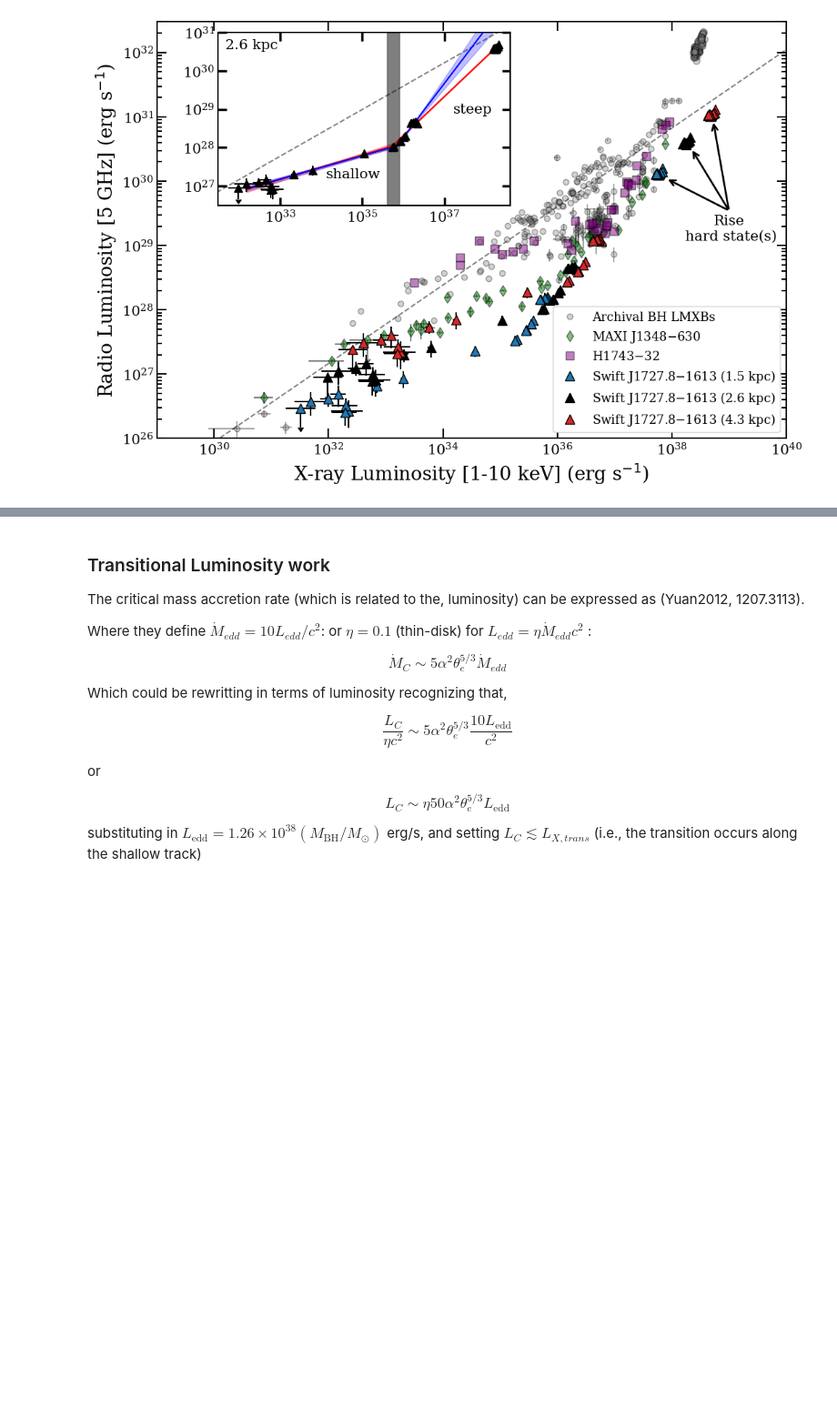
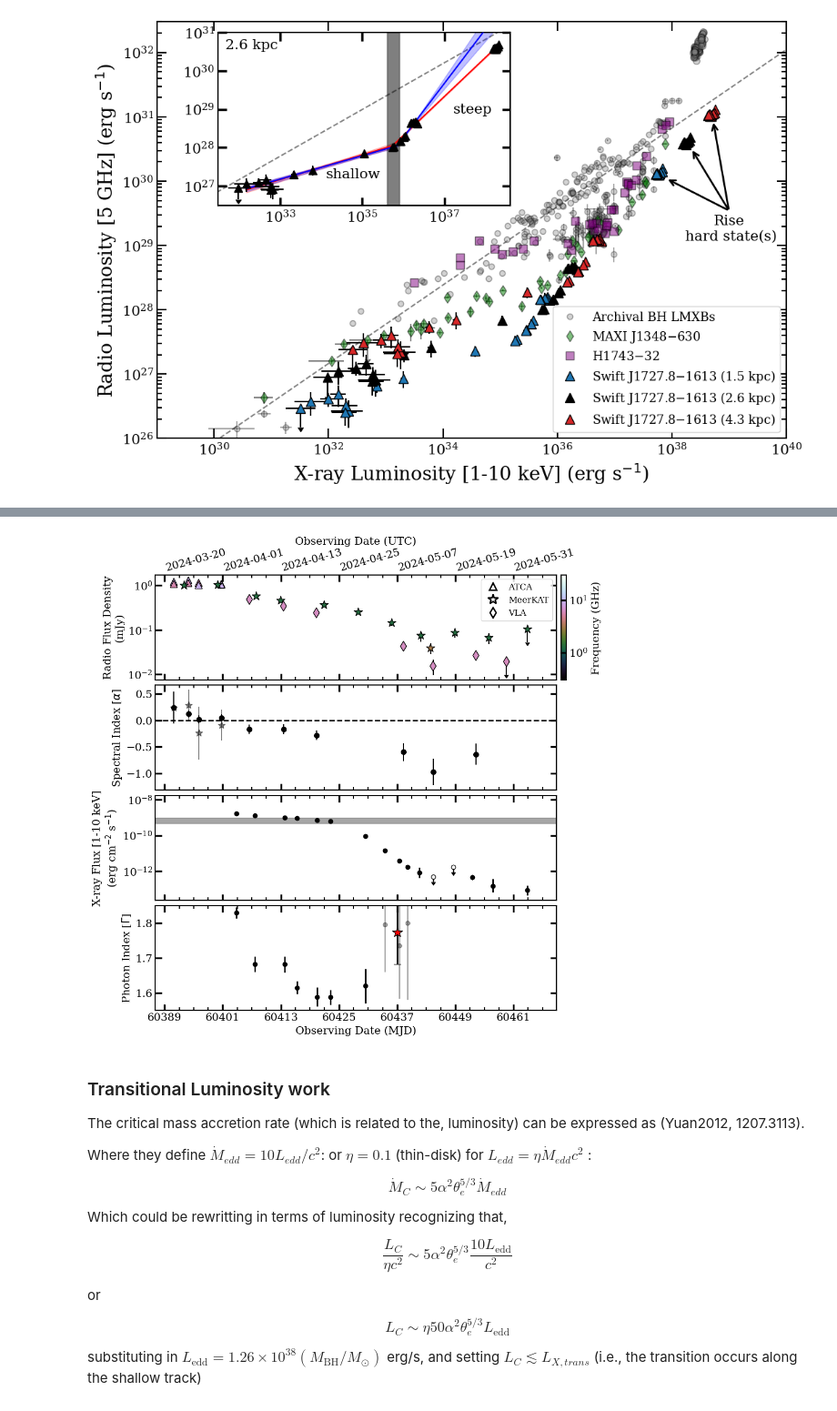
Before and after one commit to AKHughes1994/SwJ1727_2023_Outburst, a Jupyter notebook: RadioXrayCorrelation/SWJ1717_LRLX_Notebook.ipynb, the cells around one changed output, grey strips where cells are left out. Shown at 91% size. Cells and saved outputs as stored; diff of their text form; code cells hidden in the pictures; blank space fills up the shorter version.

```diff
--- a/RadioXrayCorrelation/SWJ1717_LRLX_Notebook.ipynb
+++ b/RadioXrayCorrelation/SWJ1717_LRLX_Notebook.ipynb
@@ -1968,0 +1928,98 @@ plt.show()
+# %%
+font_size = 15
+
+# Load in the radio data
+atca = np.genfromtxt('SWJ1717_Files/ATCA_core_decay_sub.txt', skip_header = 1).T
+mkat = np.genfromtxt('SWJ1717_Files/MeerKAT_core_decay_sub.txt', skip_header = 1).T[:,5:]
+vla = np.genfromtxt('SWJ1717_Files/VLA_core_decay_sub.txt', skip_header = 1).T
+
+# Load in the X-ray data
+decay_flux = np.genfromtxt('SWJ1717_Files/XRT_decay.txt', skip_header = 1).T
+Dscale = 4 * np.pi * (2.6e3 * 3.086e18) ** 2
+
+# Load in the X-ray Photon Indices
+gamma = np.genfromtxt('SWJ1717_Files/gamma_decay.txt', skip_header = 1).T
+
+# Caclulate the variance-weighted average of Gamma for the last few data
+i = -3
+f = len(gamma[0])
+gamma_avg_time = Time(np.mean(gamma[0,i:f]), format='mjd').datetime
+gamma_avg = np.average(gamma[4,i:f], weights = 1/gamma[5,i:f]**2)
+gamma_avg_neg = np.sum(1./gamma[5,i:f]**2) ** (-0.5)
+gamma_avg_pos = np.sum(1./gamma[6,i:f]**2) ** (-0.5)
+
+print(f"Gamma average: {gamma_avg:.3f} +/- {gamma_avg_pos:.3f} / {gamma_avg_neg:.3f}")
+
+# Load in the Radio spectral indices
+alpha = np.genfromtxt('SWJ1717_Files/alpha_core_decay.txt', skip_header = 1).T
+
+# ATCA-only spectra indices
+atca_spec_time = Time([60390.90653935, 60393.91284722, 60396.03165509, 60400.71493056], format='mjd').datetime
+atca_spec = np.array([ 0.2403972,   0.28734734, -0.24081824, -0.08864958])
+atca_spec_err = np.array([0.29752727, 0.28801156, 0.4995237,  0.29256852])
+
+# Set up the figure
+fig, ax = plt.subplots(4, 1, figsize=(12, 11), sharex=True, gridspec_kw={'hspace': 0.05})
+
+# --- Panel 1: Radio Flux (ATCA, MeerKAT, VLA) ---
+cm = mpl.colormaps['cubehelix']
+symbol = {'ATCA': '^', 'MeerKAT': '*', 'VLA': 'd'}
+size = {'ATCA': 100, 'MeerKAT': 150, 'VLA': 100}
+labels = {'ATCA': 'ATCA', 'MeerKAT': 'MeerKAT', 'VLA': 'VLA'}
+radio_data = {'ATCA': atca, 'MeerKAT': mkat, 'VLA': vla}
+cplt = None
+
+for tele, arr in radio_data.items():
+    ulim = arr[-1].astype(bool)
+    dt = Time(arr[0], format='mjd').datetime
+    # Detections
+    cplt = ax[0].scatter(dt[~ulim], arr[1][~ulim], c=arr[-2][~ulim], zorder=10000, ec='k', cmap=cm, norm='log',
+                          s=size[tele], marker=symbol[tele], vmin=0.3, vmax=30., label=labels[tele])
+    ax[0].errorbar(dt[~ulim], arr[1][~ulim], arr[2][~ulim], fmt='.', ecolor='k')
+    # Upper limits
+    ax[0].scatter(dt[ulim], arr[1][ulim] + 3 * arr[2][ulim], c=arr[-2][ulim], zorder=10000, ec='k', cmap=cm, norm='log',
+                   s=size[tele], marker=symbol[tele], vmin=0.3, vmax=30.)
+    ax[0].errorbar(dt[ulim], arr[1][ulim] + 3 * arr[2][ulim], 0.5 * (arr[1][ulim] + 3 * arr[2][ulim]), fmt='.', ecolor='k', uplims=True)
+
+ax[0].set_ylabel('Radio Flux Density\n(mJy)', fontfamily='serif', fontsize=font_size)
+ax[0].set_yscale('log')
+ax[0].legend(handles=legend_elements, fontsize=12, ncol=1)
+fig.colorbar(cplt, ax=ax[0], label="Frequency (GHz)", shrink=1, pad=0.01)
+
+# # --- Panel 2: Radio Spectral Index ---
+ax[1].errorbar(Time(alpha[0], format='mjd').datetime, alpha[1], alpha[2], fmt='o', mec='k', ecolor='k', color='k', ms=7)
+ax[1].errorbar(atca_spec_time, atca_spec, yerr=atca_spec_err, fmt='*', mec='k', ecolor='k', color='k', ms=10, alpha=0.5)
+ax[1].set_ylabel(r'Spectral Index [$\alpha$]', fontfamily='serif', fontsize=font_size)
+ax[1].axhline(0.0, color='k', lw=2, ls='--')
+
+# # --- Panel 3: X-ray Flux ---
+ulim = decay_flux[-1] < 0.5
+ax[2].errorbar(Time(decay_flux[0,ulim], format='mjd').datetime, decay_flux[1,ulim], yerr=[decay_flux[2,ulim], decay_flux[3,ulim]],
+                color='k', lw=2, fmt='o', label='X-ray Flux')
+ax[2].errorbar(Time(decay_flux[0,~ulim], format='mjd').datetime, decay_flux[1,~ulim], yerr = 0.5 * decay_flux[1,~ulim], uplims=True,
+                color='k', lw=2, fmt='o', mfc ='w', label='X-ray Flux')
+ax[2].set_yscale('log')
+ax[2].set_ylabel('X-ray Flux [1-10 keV]\n(erg cm$^{-2}$ s$^{-1}$)', fontfamily='serif', fontsize=font_size)
+ax[2].axhspan(4.0e35/Dscale,8.0e35/Dscale, color='k', lw=1, ls='-', alpha=0.35)
+
+# --- Panel 4: Gamma (X-ray Photon Index) ---
+ax[3].errorbar(Time(gamma[0], format='mjd').datetime[:i], gamma[4][:i], yerr = [gamma[5][:i], gamma[6][:i]], color='k', lw=2, fmt = 'o')
+ax[3].errorbar(Time(gamma[0], format='mjd').datetime[i:f], gamma[4][i:f], yerr = [gamma[5][i:f], gamma[6][i:f]], color='k', lw=2, fmt = 'o', alpha=0.35)
+ax[3].set_ylim(1.55,1.85)
+ax[3].errorbar([gamma_avg_time], [gamma_avg], yerr = [[gamma_avg_neg],[gamma_avg_pos]], color='r', lw=2, fmt = '*', mec='k', ms = 15, capsize = 5, ecolor='k')
+ax[3].set_ylabel(r'Photon Index [$\Gamma$]', fontsize=font_size, fontfamily='serif')
+
+# Format x-axis with UTC on top and MJD on bottom
+ax[-1].tick_params(labelbottom=False)
+FormatAxis(ax, mkat[0], dt=6, interval=12)
+
+# Align axes
+for i in range(0, 4):
+    #ax[i].axvline(Time(60387, format='mjd').datetime, color='k', lw=2, ls='--')
+    if i > 0:
+        align_axis_x(ax[i], ax[0])
+
+plt.tight_layout()
+plt.savefig('plots/Spectral_Decay.pdf', bbox_inches='tight')
+plt.show()
+# %% [output]
@@ -1969,3 +2027,4 @@ plt.show()
+[figure, added]
 # %% [markdown]
 ### Transitional Luminosity work
 
```
Also changed, not shown: parts of 15 cells of this notebook, 13 other files.
